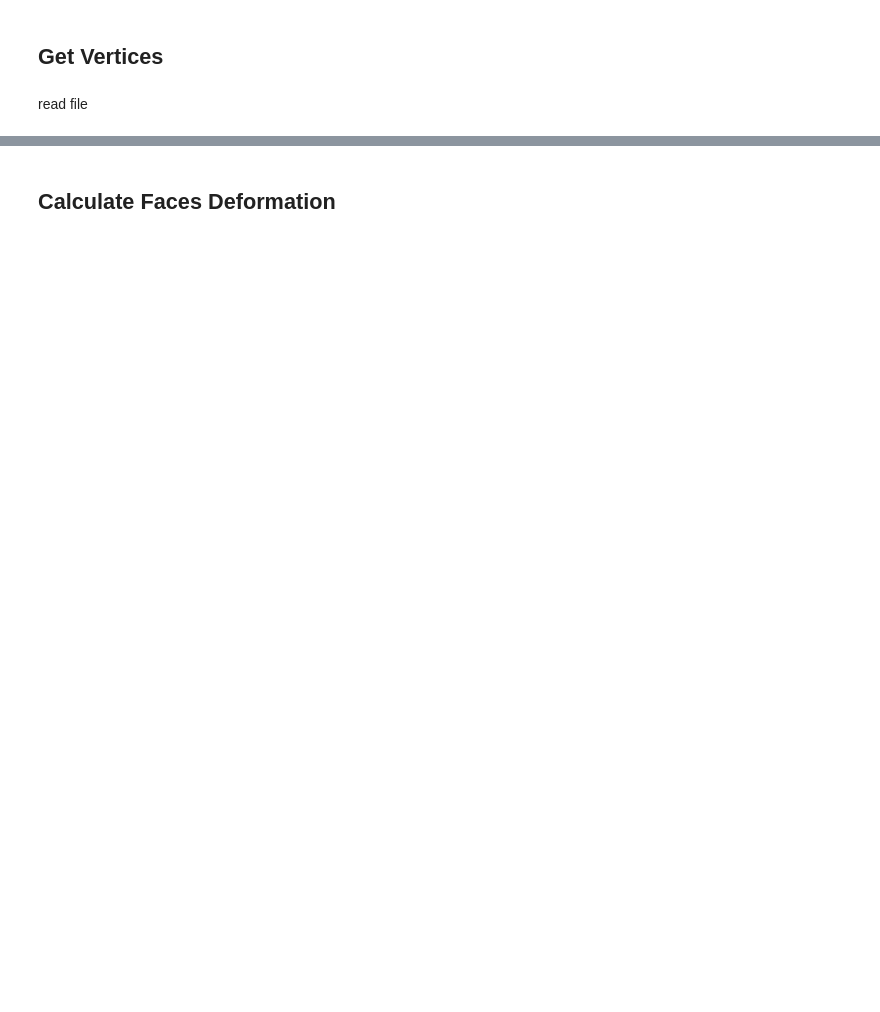
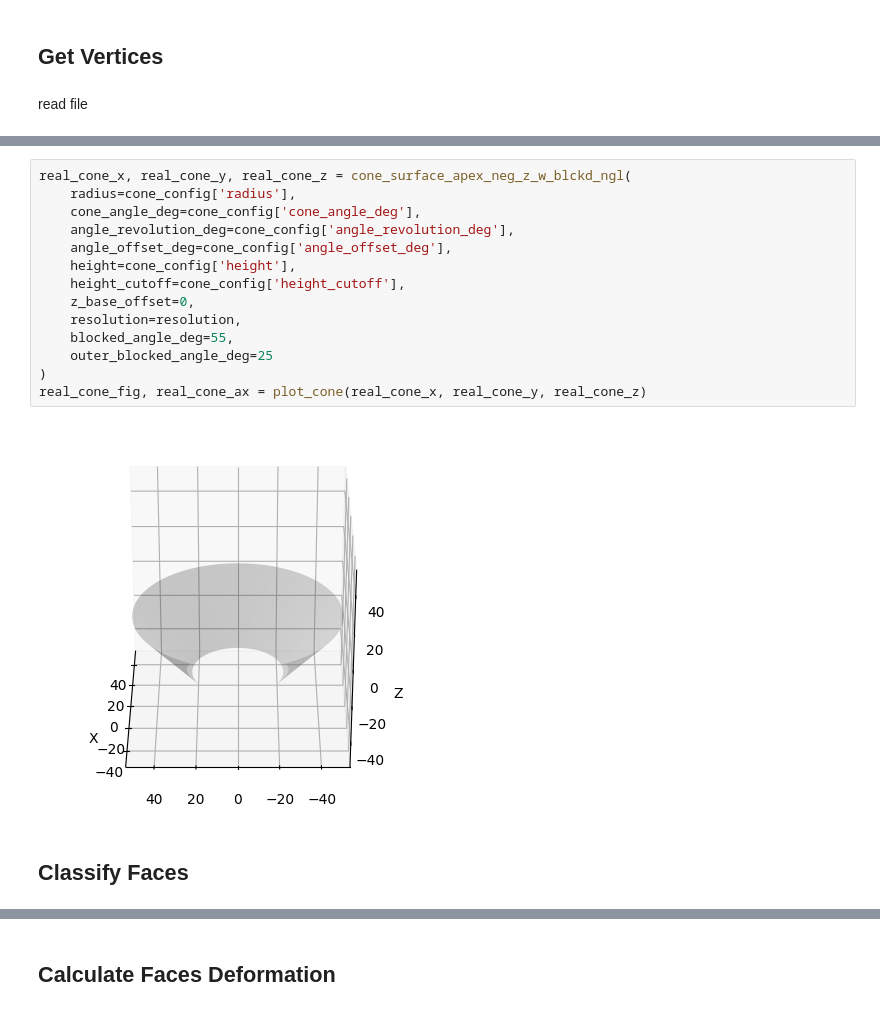
Before and after one commit to valentindalstein/FOVMAP, a Jupyter notebook: notebooks/polyhedron_cone_intersect.ipynb, the cells around one changed output, grey strips where cells are left out. Cells and saved outputs as stored; diff of their text form; blank space fills up the shorter version.

```diff
--- a/notebooks/polyhedron_cone_intersect.ipynb
+++ b/notebooks/polyhedron_cone_intersect.ipynb
@@ -16,0 +87,18 @@ read file
+# %%
+real_cone_x, real_cone_y, real_cone_z = cone_surface_apex_neg_z_w_blckd_ngl(
+    radius=cone_config['radius'],
+    cone_angle_deg=cone_config['cone_angle_deg'],
+    angle_revolution_deg=cone_config['angle_revolution_deg'],
+    angle_offset_deg=cone_config['angle_offset_deg'],
+    height=cone_config['height'],
+    height_cutoff=cone_config['height_cutoff'],
+    z_base_offset=0,
+    resolution=resolution,
+    blocked_angle_deg=55,
+    outer_blocked_angle_deg=25
+)
+real_cone_fig, real_cone_ax = plot_cone(real_cone_x, real_cone_y, real_cone_z)
+# %% [output]
+[figure, added]
+# %% [markdown]
+## Classify Faces
```
Also changed, not shown: parts of 21 cells of this notebook.
